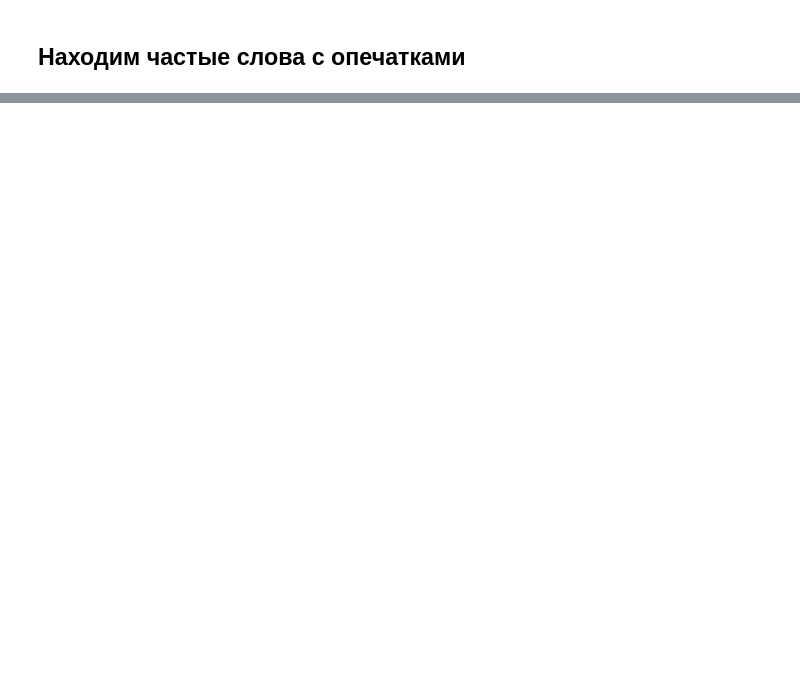
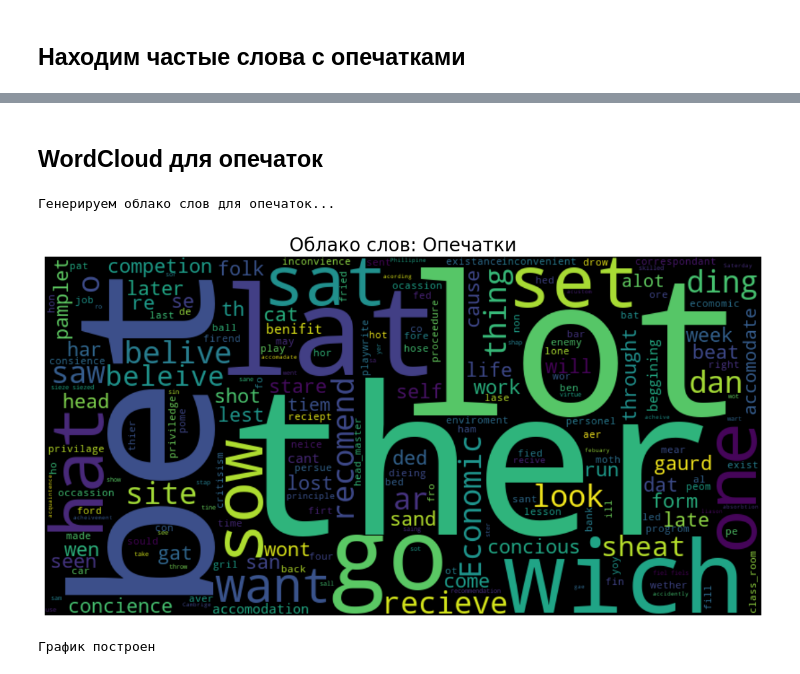
Before and after one commit to Dorkads/spellfixer-ml, a Jupyter notebook: notebooks/data-analysis.ipynb, the cells around one changed output, grey strips where cells are left out. Saved outputs shown, nothing was run; the diff lists cells and outputs as text; code cells hidden in the pictures; blank space fills up the shorter version.

```diff
--- a/notebooks/data-analysis.ipynb
+++ b/notebooks/data-analysis.ipynb
@@ -208,0 +217,23 @@ Passing `palette` without assigning `hue` is deprecated and will be removed in v
+# %% [markdown]
+## WordCloud для опечаток
+# %%
+print("Генерируем облако слов для опечаток...")
+
+# Удаляем пустые значения и приводим к строкам
+text = " ".join(df["noisy"].dropna().astype(str))
+
+# Создаём облако слов
+wordcloud = WordCloud(width=800, height=400, background_color='black').generate(text)
+
+plt.figure(figsize=(15, 7))
+plt.imshow(wordcloud, interpolation='bilinear')
+plt.axis("off")
+plt.title("Облако слов: Опечатки", fontsize=20)
+plt.savefig('../src/analysis-stat/WordCloud.png', dpi=300)
+plt.show()
+
+print("График построен")
+# %% [output]
+Генерируем облако слов для опечаток...
+[figure, added]
+График построен
```
Also changed, not shown: parts of 2 cells of this notebook, 3 other files.
